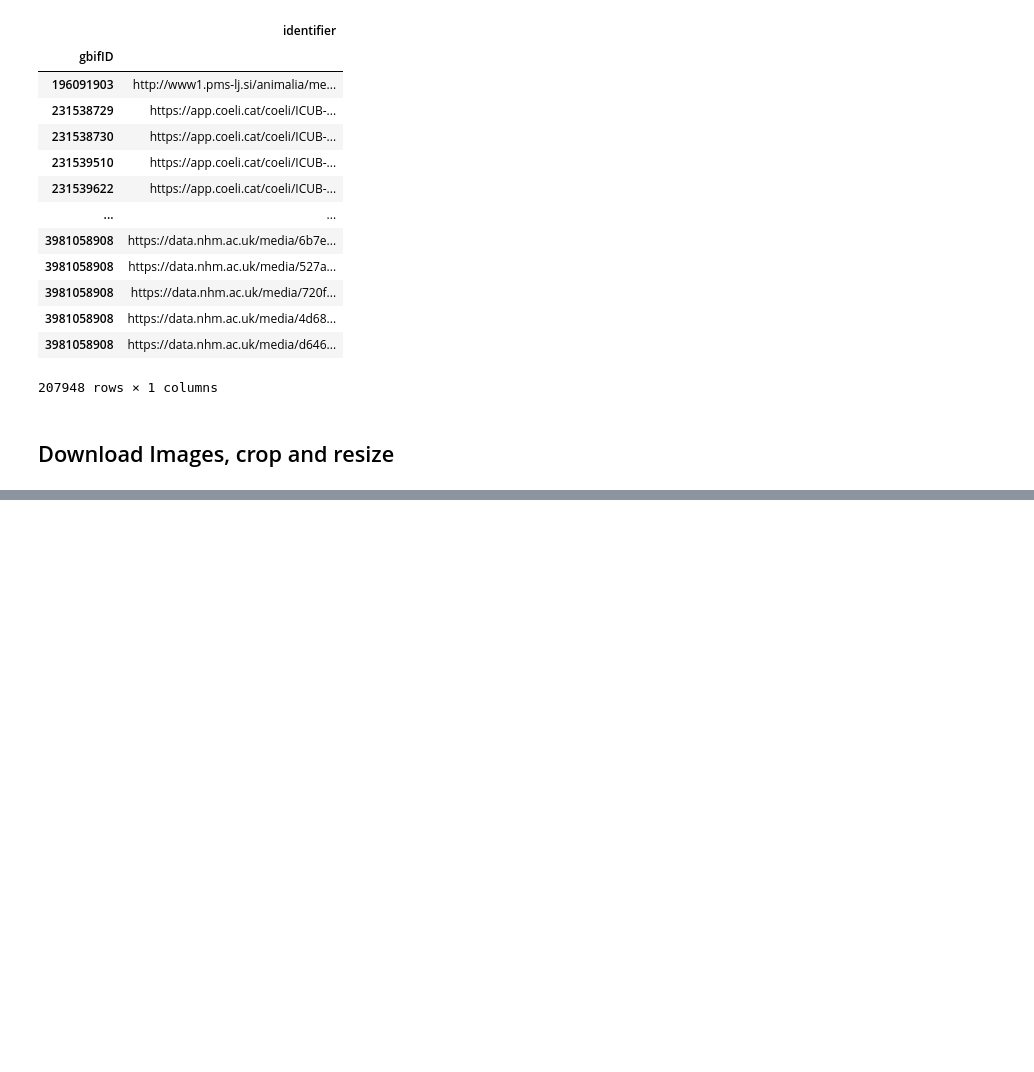
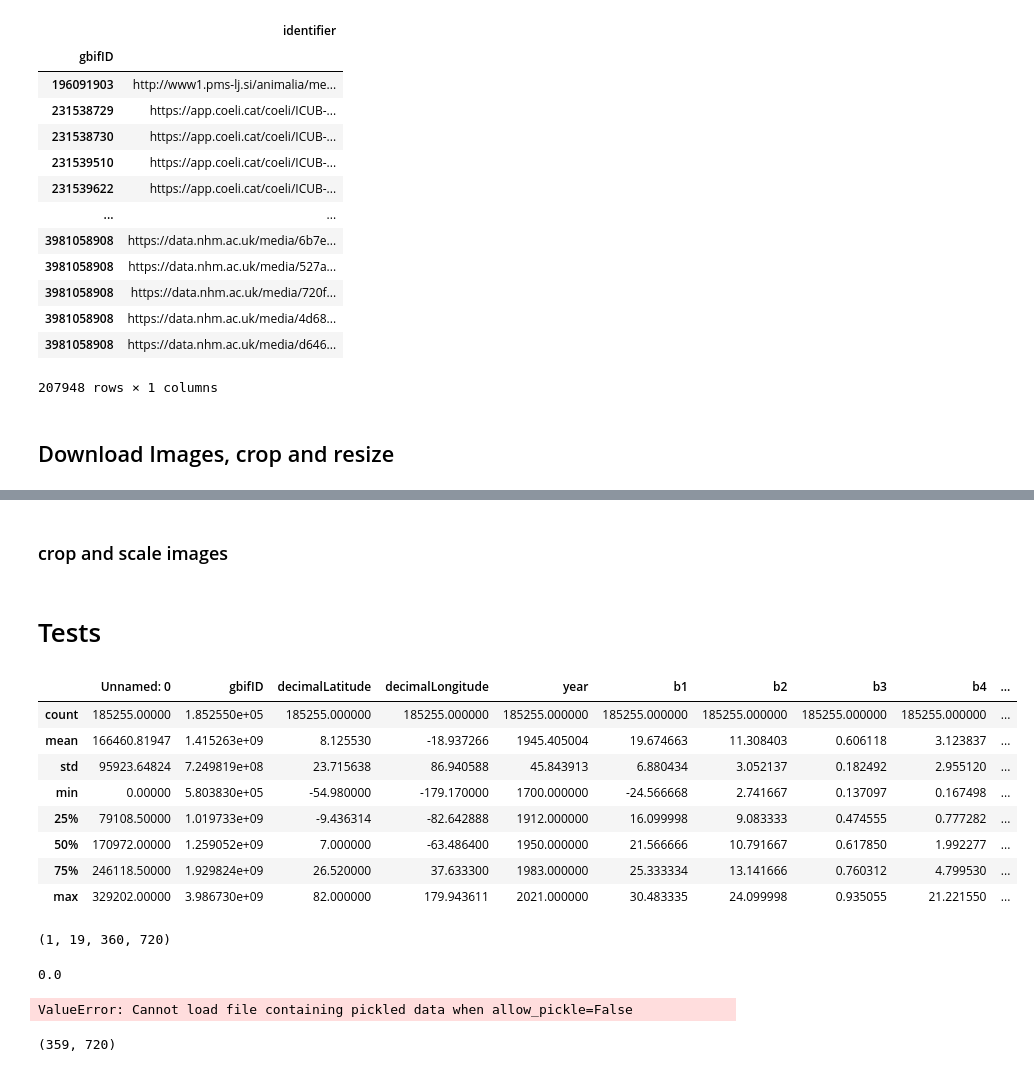
Before and after one commit to dadavie/planetary_garden, a Jupyter notebook: notebooks/Notebook_DavidSchildberger.ipynb, the cells around one changed output, grey strips where cells are left out. Drawn from its saved outputs; the diff is of its cells as text; code cells hidden in the pictures; blank space fills up the shorter version.

```diff
--- a/notebooks/Notebook_DavidSchildberger.ipynb
+++ b/notebooks/Notebook_DavidSchildberger.ipynb
@@ -1327,0 +1492,2 @@ for i in range(len(fi_n)):
+# %% [markdown]
+### crop and scale images
@@ -1327,0 +1506,16 @@ for i in range(len(fi_n)):
+# %% [markdown]
+# Tests
+# %%
+a = pd.read_csv('/Users/davidschildberger/code/dadavie/planetary_garden/raw_data/plant_data_inkl_bioclim_101.csv')
+# %%
+a.describe()
+# %% [output]
+|  | Unnamed: 0 | gbifID | decimalLatitude | decimalLongitude | year | b1 | b2 | b3 | b4 | ... |
+| count | 185255.00000 | 1.852550e+05 | 185255.000000 | 185255.000000 | 185255.000000 | 185255.000000 | 185255.000000 | 185255.000000 | 185255.000000 | ... |
+| mean | 166460.81947 | 1.415263e+09 | 8.125530 | -18.937266 | 1945.405004 | 19.674663 | 11.308403 | 0.606118 | 3.123837 | ... |
+| std | 95923.64824 | 7.249819e+08 | 23.715638 | 86.940588 | 45.843913 | 6.880434 | 3.052137 | 0.182492 | 2.955120 | ... |
+| min | 0.00000 | 5.803830e+05 | -54.980000 | -179.170000 | 1700.000000 | -24.566668 | 2.741667 | 0.137097 | 0.167498 | ... |
+| 25% | 79108.50000 | 1.019733e+09 | -9.436314 | -82.642888 | 1912.000000 | 16.099998 | 9.083333 | 0.474555 | 0.777282 | ... |
+| 50% | 170972.00000 | 1.259052e+09 | 7.000000 | -63.486400 | 1950.000000 | 21.566666 | 10.791667 | 0.617850 | 1.992277 | ... |
+| 75% | 246118.50000 | 1.929824e+09 | 26.520000 | 37.633300 | 1983.000000 | 25.333334 | 13.141666 | 0.760312 | 4.799530 | ... |
+| max | 329202.00000 | 3.986730e+09 | 82.000000 | 179.943611 | 2021.000000 | 30.483335 | 24.099998 | 0.935055 | 21.221550 | ... |
@@ -1327,0 +1526,16 @@ for i in range(len(fi_n)):
+# %%
+bioclim.shape
+# %% [output]
+(1, 19, 360, 720)
+# %%
+np.nanmin(bioclim[0,8,:,:])
+# %% [output]
+0.0
+# %%
+dddd = np.load("/Users/davidschildberger/code/dadavie/planetary_garden/raw_data/bioclim/1901/bio_7.csv")
+# %% [output]
+ValueError: Cannot load file containing pickled data when allow_pickle=False
+# %%
+dddd.shape
+# %% [output]
+(359, 720)
```
Also changed, not shown: parts of 128 cells of this notebook.
